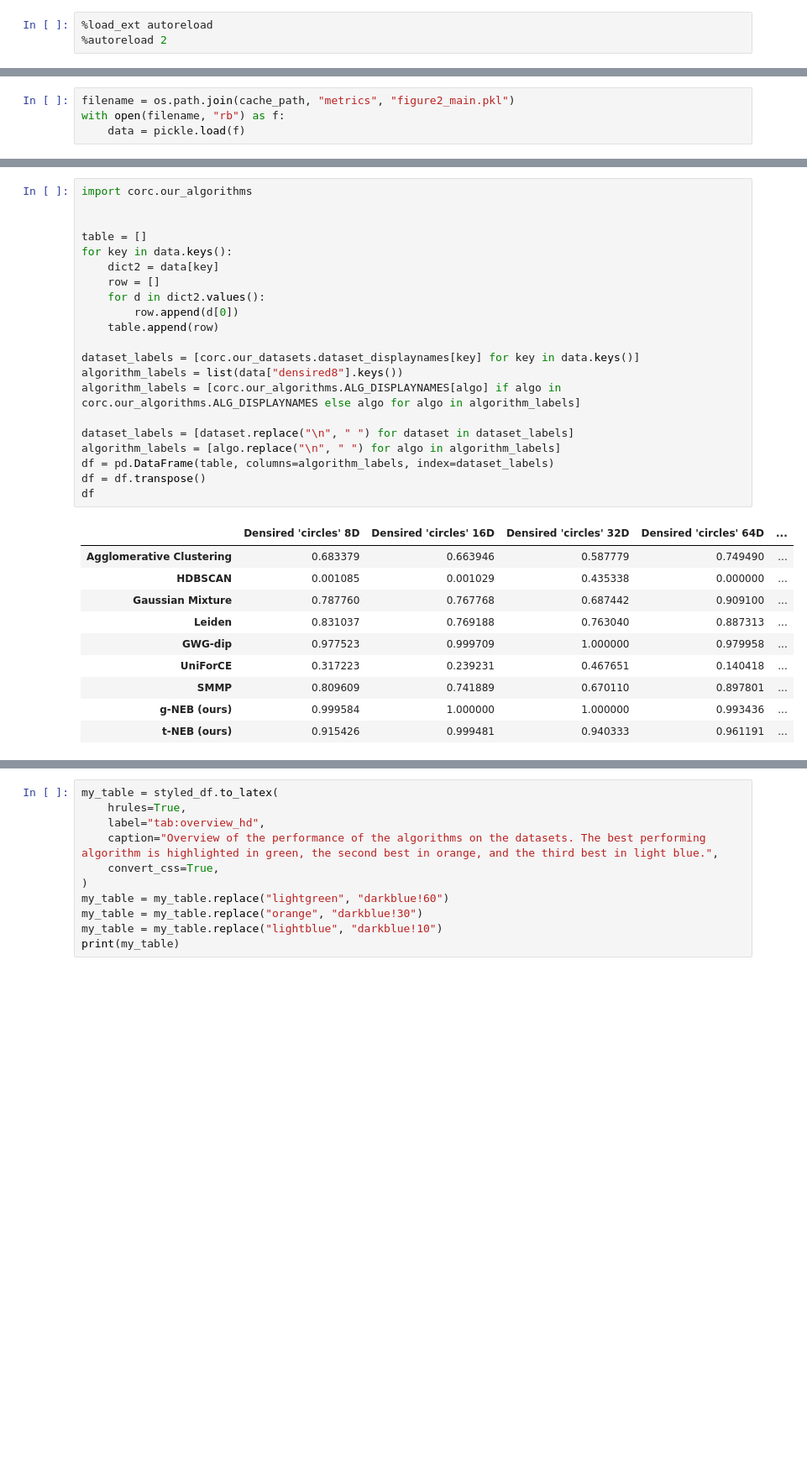
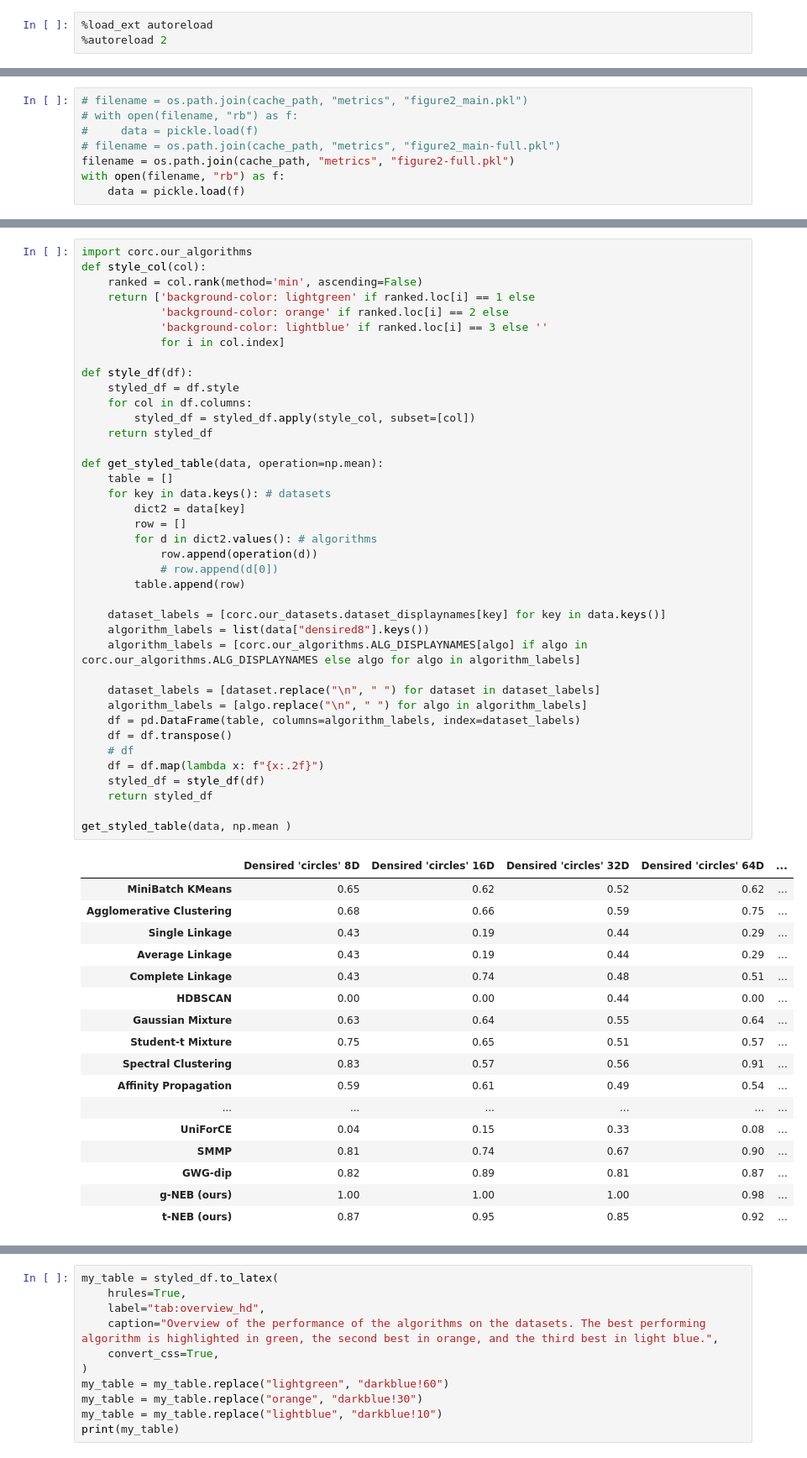
Before and after one commit to ecker-lab/tneb_clustering, a Jupyter notebook: paper_figures_and_tables/notebooks/table_ari.ipynb, the cells around one changed output, grey strips where cells are left out. Shown at 84% size. Cells and saved outputs as stored; diff of their text form; blank space fills up the shorter version.

Commit message:
small figure updates and a fix for the merging strategies

```diff
--- a/paper_figures_and_tables/notebooks/table_ari.ipynb
+++ b/paper_figures_and_tables/notebooks/table_ari.ipynb
@@ -16,7 +17,11 @@ import pandas as pd
 
 cache_path="../../cache"
 # %%
-filename = os.path.join(cache_path, "metrics", "figure2_main.pkl")
+# filename = os.path.join(cache_path, "metrics", "figure2_main.pkl")
+# with open(filename, "rb") as f:
+#     data = pickle.load(f)
+# filename = os.path.join(cache_path, "metrics", "figure2_main-full.pkl")
+filename = os.path.join(cache_path, "metrics", "figure2-full.pkl")
 with open(filename, "rb") as f:
     data = pickle.load(f)
 # %%
@@ -30,33 +41,58 @@ data["densired8"]["TMM-NEB"]
 # %%
 import corc.our_algorithms
+def style_col(col):
+    ranked = col.rank(method='min', ascending=False)
+    return ['background-color: lightgreen' if ranked.loc[i] == 1 else
+            'background-color: orange' if ranked.loc[i] == 2 else
+            'background-color: lightblue' if ranked.loc[i] == 3 else ''
+            for i in col.index]
 
+def style_df(df):
+    styled_df = df.style
+    for col in df.columns:
+        styled_df = styled_df.apply(style_col, subset=[col])
+    return styled_df
 
-table = []
-for key in data.keys():
-    dict2 = data[key]
-    row = []
-    for d in dict2.values():
-        row.append(d[0])
-    table.append(row)
+def get_styled_table(data, operation=np.mean):
+    table = []
+    for key in data.keys(): # datasets
+        dict2 = data[key]
+        row = []
+        for d in dict2.values(): # algorithms
+            row.append(operation(d))
+            # row.append(d[0])
+        table.append(row)
 
-dataset_labels = [corc.our_datasets.dataset_displaynames[key] for key in data.keys()]
-algorithm_labels = list(data["densired8"].keys())
-algorithm_labels = [corc.our_algorithms.ALG_DISPLAYNAMES[algo] if algo in corc.our_algorithms.ALG_DISPLAYNAMES else algo for algo in algorithm_labels]
+    dataset_labels = [corc.our_datasets.dataset_displaynames[key] for key in data.keys()]
+    algorithm_labels = list(data["densired8"].keys())
+    algorithm_labels = [corc.our_algorithms.ALG_DISPLAYNAMES[algo] if algo in corc.our_algorithms.ALG_DISPLAYNAMES else algo for algo in algorithm_labels]
 
-dataset_labels = [dataset.replace("\n", " ") for dataset in dataset_labels]
-algorithm_labels = [algo.replace("\n", " ") for algo in algorithm_labels]
-df = pd.DataFrame(table, columns=algorithm_labels, index=dataset_labels)
-df = df.transpose()
-df
+    dataset_labels = [dataset.replace("\n", " ") for dataset in dataset_labels]
+    algorithm_labels = [algo.replace("\n", " ") for algo in algorithm_labels]
+    df = pd.DataFrame(table, columns=algorithm_labels, index=dataset_labels)
+    df = df.transpose()
+    # df
+    df = df.map(lambda x: f"{x:.2f}")
+    styled_df = style_df(df)
+    return styled_df
+
+get_styled_table(data, np.mean )
 # %% [output]
 |  | Densired 'circles' 8D | Densired 'circles' 16D | Densired 'circles' 32D | Densired 'circles' 64D | ... |
-| Agglomerative Clustering | 0.683379 | 0.663946 | 0.587779 | 0.749490 | ... |
-| HDBSCAN | 0.001085 | 0.001029 | 0.435338 | 0.000000 | ... |
-| Gaussian Mixture | 0.787760 | 0.767768 | 0.687442 | 0.909100 | ... |
-| Leiden | 0.831037 | 0.769188 | 0.763040 | 0.887313 | ... |
-| GWG-dip | 0.977523 | 0.999709 | 1.000000 | 0.979958 | ... |
-| UniForCE | 0.317223 | 0.239231 | 0.467651 | 0.140418 | ... |
-| SMMP | 0.809609 | 0.741889 | 0.670110 | 0.897801 | ... |
-| g-NEB (ours) | 0.999584 | 1.000000 | 1.000000 | 0.993436 | ... |
-| t-NEB (ours) | 0.915426 | 0.999481 | 0.940333 | 0.961191 | ... |
+| MiniBatch KMeans | 0.65 | 0.62 | 0.52 | 0.62 | ... |
+| Agglomerative Clustering | 0.68 | 0.66 | 0.59 | 0.75 | ... |
+| Single Linkage | 0.43 | 0.19 | 0.44 | 0.29 | ... |
+| Average Linkage | 0.43 | 0.19 | 0.44 | 0.29 | ... |
+| Complete Linkage | 0.43 | 0.74 | 0.48 | 0.51 | ... |
+| HDBSCAN | 0.00 | 0.00 | 0.44 | 0.00 | ... |
+| Gaussian Mixture | 0.63 | 0.64 | 0.55 | 0.64 | ... |
+| Student-t Mixture | 0.75 | 0.65 | 0.51 | 0.57 | ... |
+| Spectral Clustering | 0.83 | 0.57 | 0.56 | 0.91 | ... |
+| Affinity Propagation | 0.59 | 0.61 | 0.49 | 0.54 | ... |
+| ... | ... | ... | ... | ... | ... |
+| UniForCE | 0.04 | 0.15 | 0.33 | 0.08 | ... |
+| SMMP | 0.81 | 0.74 | 0.67 | 0.90 | ... |
+| GWG-dip | 0.82 | 0.89 | 0.81 | 0.87 | ... |
+| g-NEB (ours) | 1.00 | 1.00 | 1.00 | 0.98 | ... |
+| t-NEB (ours) | 0.87 | 0.95 | 0.85 | 0.92 | ... |
 # %%
```
Also changed, not shown: parts of 5 cells of this notebook, 6 other files.
